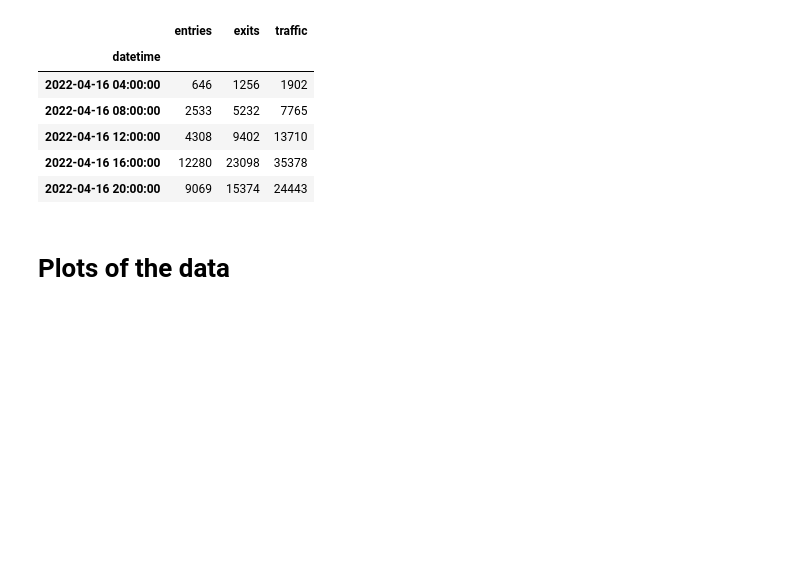
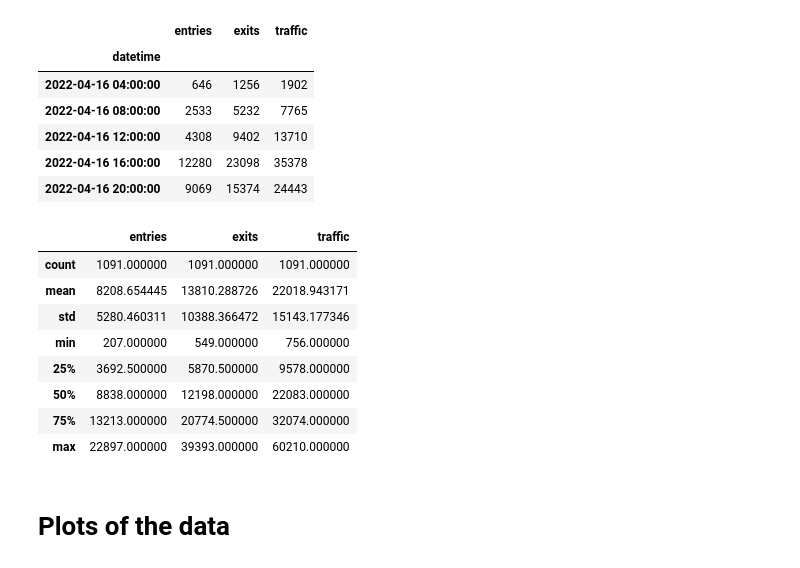
Before and after one commit to lmarett8/nyc_subway_traffic, a Jupyter notebook: notebooks/04_Preprocessing_Modeling.ipynb, the cells around one changed output. Saved outputs shown, nothing was run; the diff lists cells and outputs as text; code cells hidden in the pictures; blank space fills up the shorter version.

```diff
--- a/notebooks/04_Preprocessing_Modeling.ipynb
+++ b/notebooks/04_Preprocessing_Modeling.ipynb
@@ -85,6 +85,18 @@ df.head()
 | 2022-04-16 12:00:00 | 4308 | 9402 | 13710 |
 | 2022-04-16 16:00:00 | 12280 | 23098 | 35378 |
 | 2022-04-16 20:00:00 | 9069 | 15374 | 24443 |
+# %%
+df.describe()
+# %% [output]
+|  | entries | exits | traffic |
+| count | 1091.000000 | 1091.000000 | 1091.000000 |
+| mean | 8208.654445 | 13810.288726 | 22018.943171 |
+| std | 5280.460311 | 10388.366472 | 15143.177346 |
+| min | 207.000000 | 549.000000 | 756.000000 |
+| 25% | 3692.500000 | 5870.500000 | 9578.000000 |
+| 50% | 8838.000000 | 12198.000000 | 22083.000000 |
+| 75% | 13213.000000 | 20774.500000 | 32074.000000 |
+| max | 22897.000000 | 39393.000000 | 60210.000000 |
 # %%
 def plot_series(df, cols, title='Title', xlab=None, ylab=None):
     """Function to plot columns for a time period"""
```
Also changed, not shown: parts of 4 cells of this notebook, 4 other files.
